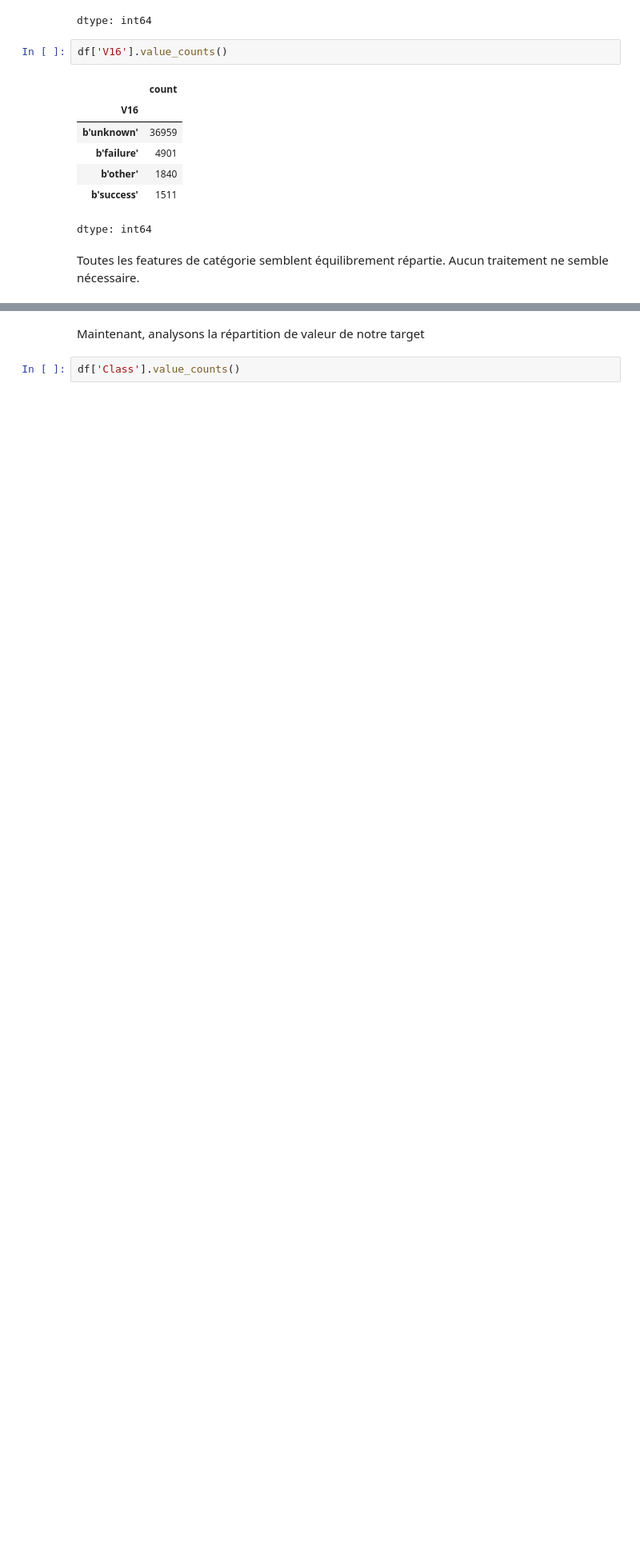
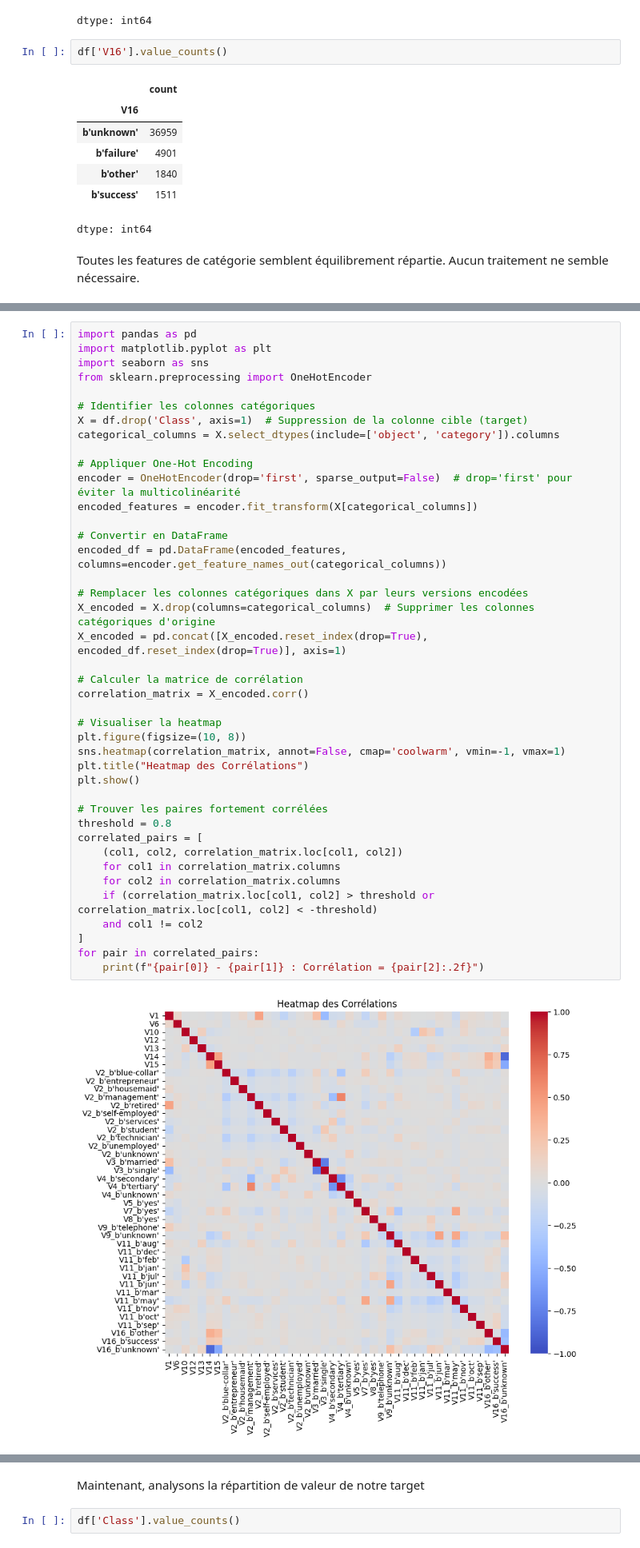
Before and after one commit to Dhoulnoun/fairuz-ML-project, a Jupyter notebook: fairuz.ipynb, the cells around one changed output, grey strips where cells are left out. Shown at 80% size. Drawn from its saved outputs; the diff is of its cells as text; blank space fills up the shorter version.

```diff
--- a/fairuz.ipynb
+++ b/fairuz.ipynb
@@ -160,0 +163,43 @@ Toutes les features de catégorie semblent équilibrement répartie. Aucun trait
+# %%
+import pandas as pd
+import matplotlib.pyplot as plt
+import seaborn as sns
+from sklearn.preprocessing import OneHotEncoder
+
+# Identifier les colonnes catégoriques
+X = df.drop('Class', axis=1)  # Suppression de la colonne cible (target)
+categorical_columns = X.select_dtypes(include=['object', 'category']).columns
+
+# Appliquer One-Hot Encoding
+encoder = OneHotEncoder(drop='first', sparse_output=False)  # drop='first' pour éviter la multicolinéarité
+encoded_features = encoder.fit_transform(X[categorical_columns])
+
+# Convertir en DataFrame
+encoded_df = pd.DataFrame(encoded_features, columns=encoder.get_feature_names_out(categorical_columns))
+
+# Remplacer les colonnes catégoriques dans X par leurs versions encodées
+X_encoded = X.drop(columns=categorical_columns)  # Supprimer les colonnes catégoriques d'origine
+X_encoded = pd.concat([X_encoded.reset_index(drop=True), encoded_df.reset_index(drop=True)], axis=1)
+
+# Calculer la matrice de corrélation
+correlation_matrix = X_encoded.corr()
+
+# Visualiser la heatmap
+plt.figure(figsize=(10, 8))
+sns.heatmap(correlation_matrix, annot=False, cmap='coolwarm', vmin=-1, vmax=1)
+plt.title("Heatmap des Corrélations")
+plt.show()
+
+# Trouver les paires fortement corrélées
+threshold = 0.8
+correlated_pairs = [
+    (col1, col2, correlation_matrix.loc[col1, col2])
+    for col1 in correlation_matrix.columns
+    for col2 in correlation_matrix.columns
+    if (correlation_matrix.loc[col1, col2] > threshold or correlation_matrix.loc[col1, col2] < -threshold)
+    and col1 != col2
+]
+for pair in correlated_pairs:
+    print(f"{pair[0]} - {pair[1]} : Corrélation = {pair[2]:.2f}")
+# %% [output]
+[figure, added]
```
Also changed, not shown: parts of 13 cells of this notebook.
